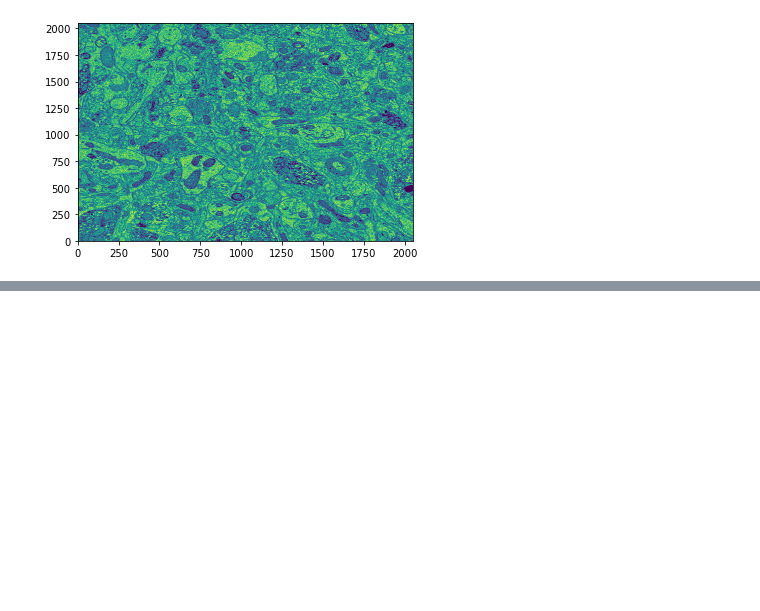
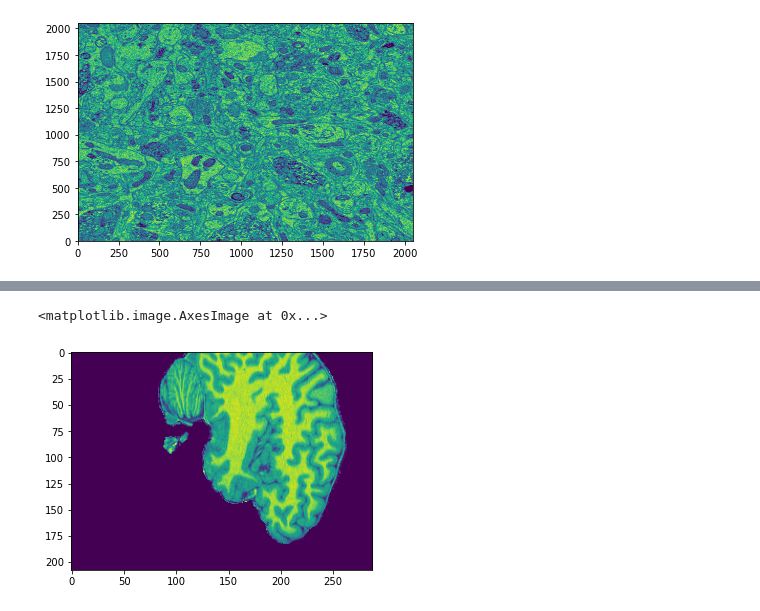
Before and after one commit to talizacks/yt_Summer_proj, a Jupyter notebook: Neuro.ipynb, the cells around one changed output, grey strips where cells are left out. Cells and saved outputs as stored; diff of their text form; code cells hidden in the pictures; blank space fills up the shorter version.

```diff
--- a/Neuro.ipynb
+++ b/Neuro.ipynb
@@ -91,0 +153,5 @@ interactive(children=(IntSlider(value=0, description='i', max=10), Output()), _d
+# %%
+plt.imshow(test_load[200])
+# %% [output]
+<matplotlib.image.AxesImage at 0x...>
+[figure, added]
```
Also changed, not shown: parts of 20 cells of this notebook, 1 other file.
